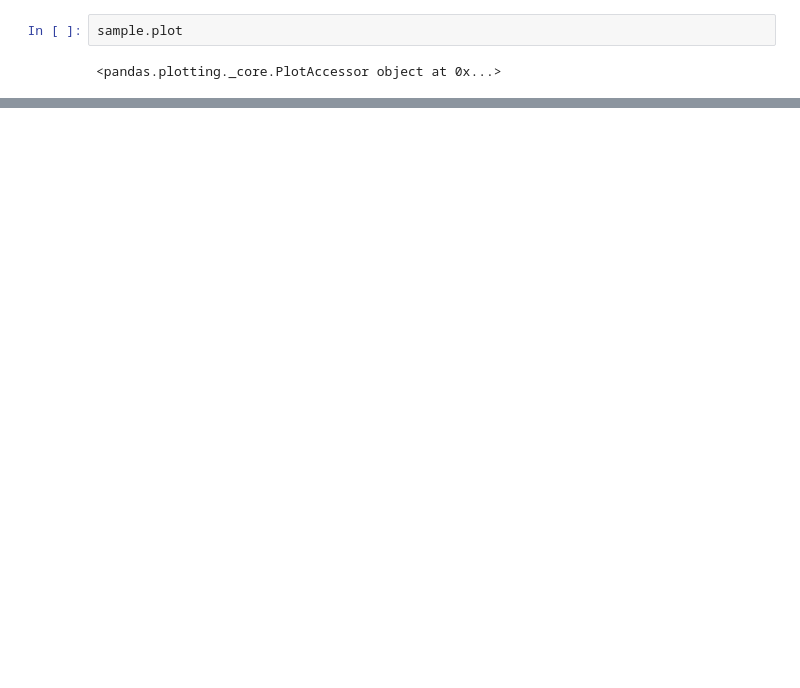
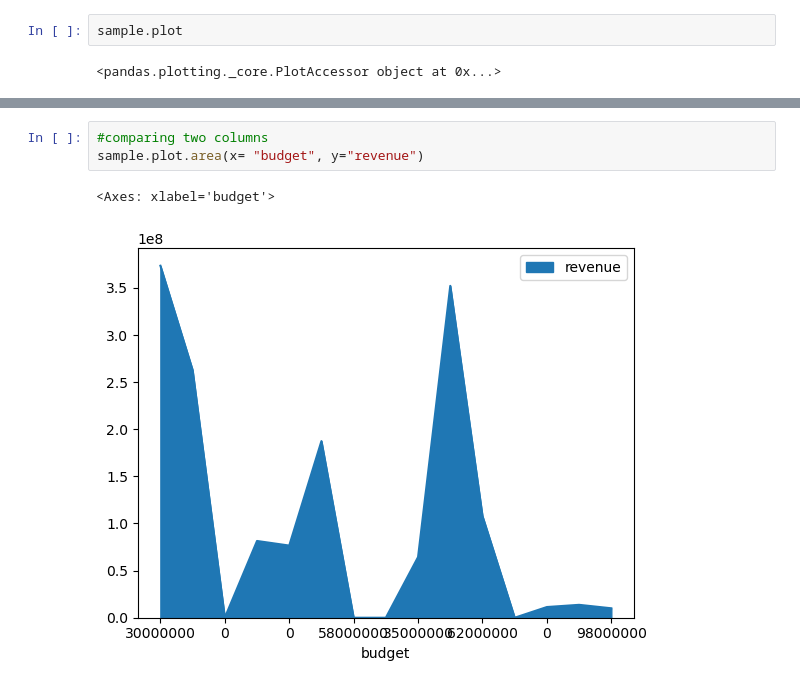
Before and after one commit to aee4/Pandas-Library, a Jupyter notebook: plots_pandas.ipynb, the cells around one changed output, grey strips where cells are left out. Cells and saved outputs as stored; diff of their text form; blank space fills up the shorter version.

```diff
--- a/plots_pandas.ipynb
+++ b/plots_pandas.ipynb
@@ -27,0 +48,6 @@ plt.show()
+# %%
+#comparing two columns
+sample.plot.area(x= "budget", y="revenue")
+# %% [output]
+<Axes: xlabel='budget'>
+[figure, added]
```
Also changed, not shown: parts of 6 cells of this notebook.
